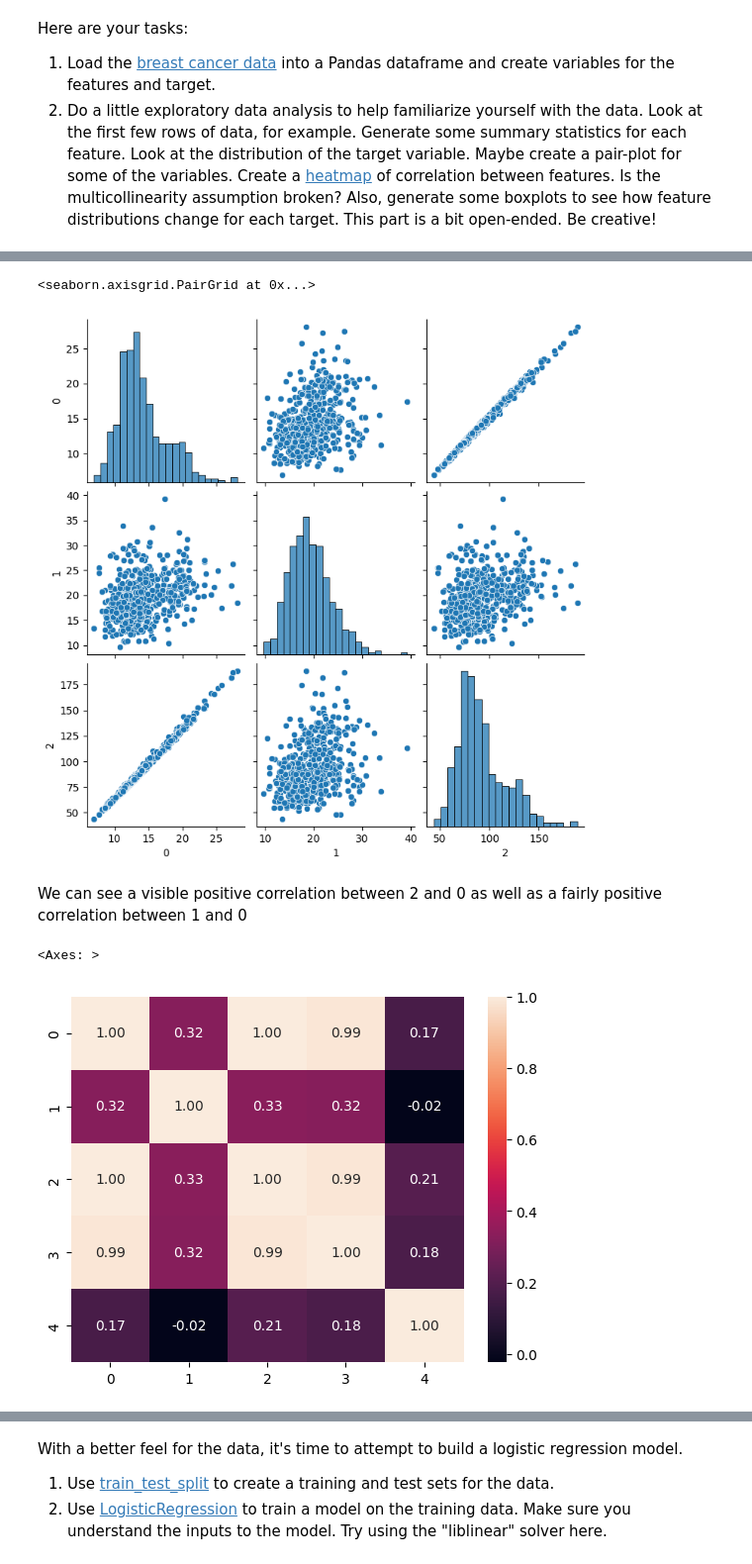
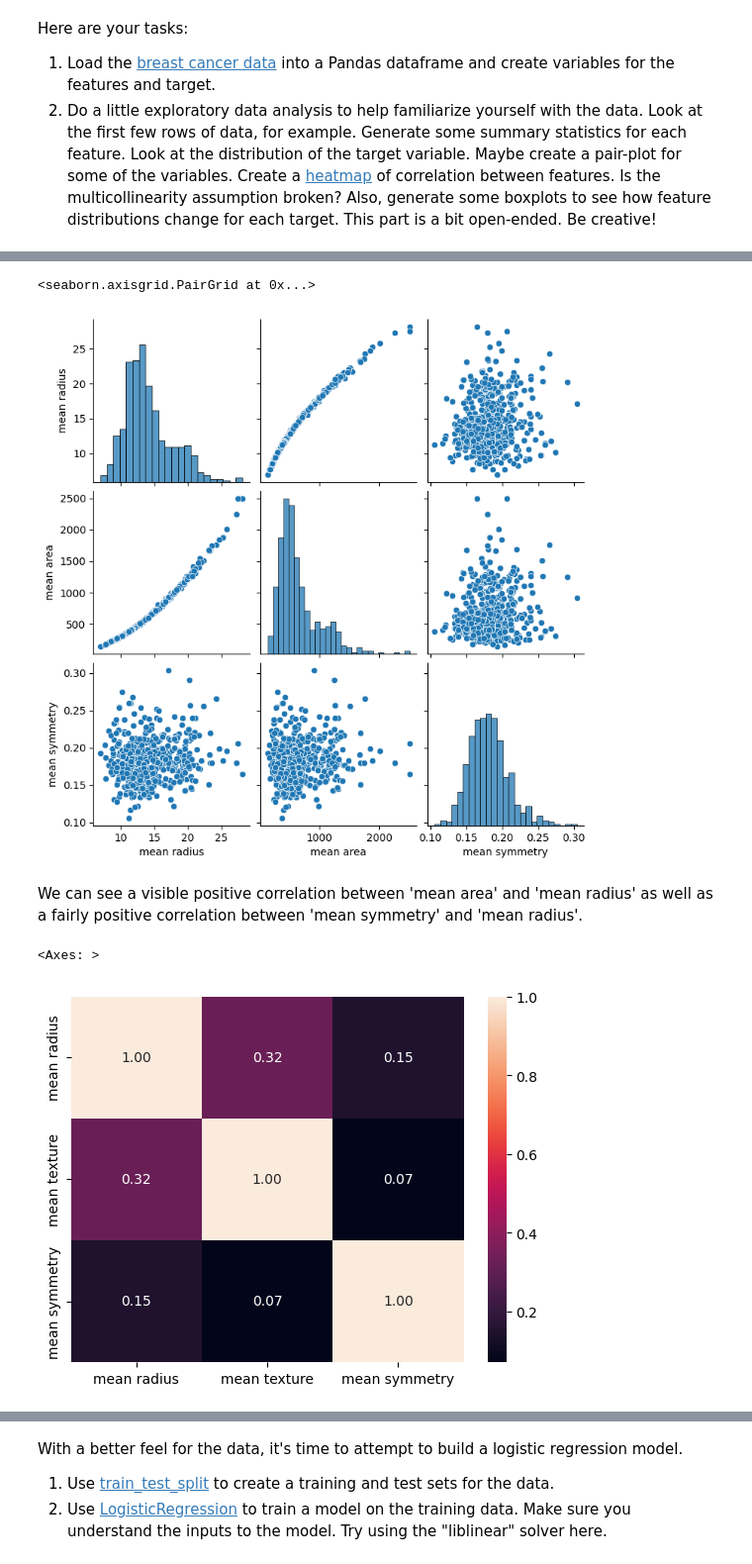
Before and after one commit to SmittyB00p/SmittyB00p, a Jupyter notebook: Copy_of_Student_MLE_MiniProject_Logistic_Regression.ipynb, the cells around one changed output, grey strips where cells are left out. Shown at 99% size. Cells and saved outputs as stored; diff of their text form; code cells hidden in the pictures.

```diff
--- a/Copy_of_Student_MLE_MiniProject_Logistic_Regression.ipynb
+++ b/Copy_of_Student_MLE_MiniProject_Logistic_Regression.ipynb
@@ -66,6 +66,7 @@ cancer_data = load_breast_cancer()
 
 # feature matrix
 df = pd.DataFrame(cancer_data.data)
+df.columns = cancer_data.feature_names
 
 # target vector
 df['target'] = cancer_data.target
@@ -107,18 +109,18 @@ df.describe()
 8 rows × 31 columns
 # %%
 # Create a pairplot for the first few features
-columns = [0, 1, 2]
+columns = ['mean radius', 'mean area', 'mean symmetry']
 
 sns.pairplot(data=df[columns])
 # %% [output]
 <seaborn.axisgrid.PairGrid at 0x...>
-[figure, old version]
+[figure, new version]
 # %% [markdown]
-We can see a visible positive correlation between 2 and 0 as well as a fairly positive correlation between 1 and 0
+We can see a visible positive correlation between 'mean area' and 'mean radius' as well as a fairly positive correlation between 'mean symmetry' and 'mean radius'.
 # %%
 # Create a correlation coefficeint heatmap
-corr = df[[0,1,2,3,4]].corr()
+corr = df[['mean radius', 'mean texture', 'mean symmetry']].corr()
 sns.heatmap(data=corr, annot=True, fmt='.2f')
 # %% [output]
 <Axes: >
-[figure, old version]
+[figure, new version]
```
Also changed, not shown: parts of 13 cells of this notebook.
